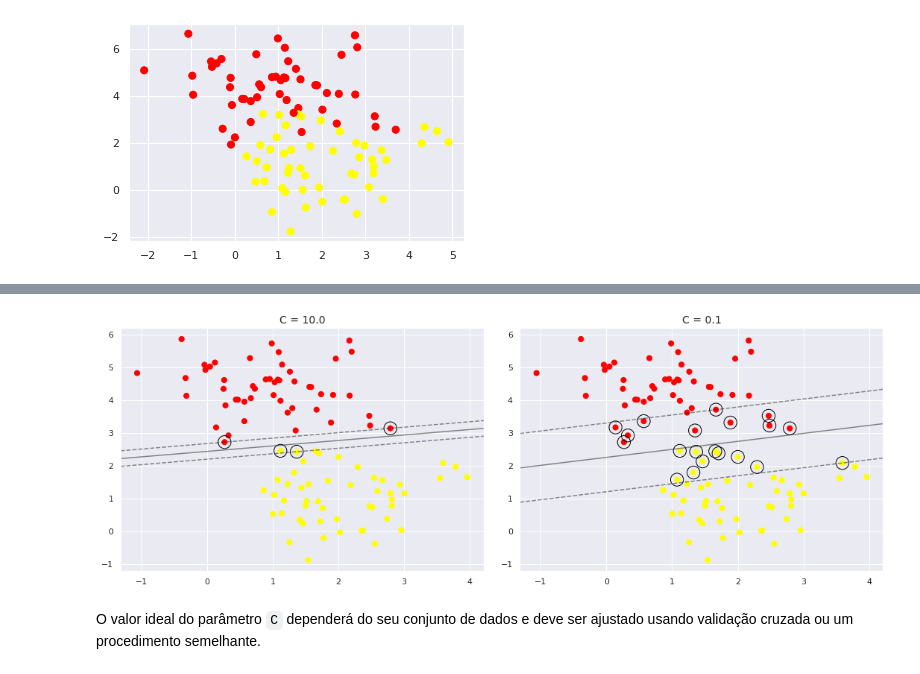
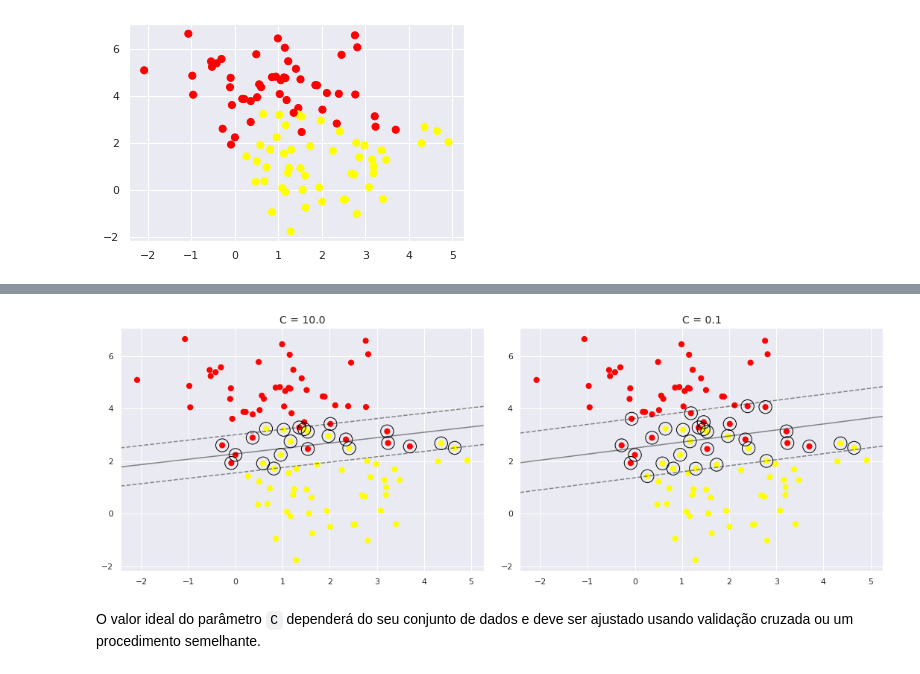
Before and after one commit to paulotguerra/QXD0178, a Jupyter notebook: 02.01-Mineracao-de-Dados-Classificacao.ipynb, the cells around one changed output, grey strips where cells are left out. Drawn from its saved outputs; the diff is of its cells as text; code cells hidden in the pictures.

```diff
--- a/02.01-Mineracao-de-Dados-Classificacao.ipynb
+++ b/02.01-Mineracao-de-Dados-Classificacao.ipynb
@@ -493,22 +476,27 @@ A "dureza" da margem é controlada por um parâmetro de ajuste, mais conhecido c
 Para `C` muito grande, a margem é difícil e os pontos não podem estar nela.
 Para `C` menores, a margem é mais suave e pode crescer até abranger alguns pontos.
 # %%
+# X, y = make_blobs(n_samples=100, centers=2,
+#                   random_state=0, cluster_std=0.8)
+
 X, y = make_blobs(n_samples=100, centers=2,
-                  random_state=0, cluster_std=0.8)
+                  random_state=0, cluster_std=1.2)
 
 fig, ax = plt.subplots(1, 2, figsize=(16, 6))
 fig.subplots_adjust(left=0.0625, right=0.95, wspace=0.1)
 
 for axi, C in zip(ax, [10.0, 0.1]):
+    axi.scatter(X[:, 0], X[:, 1], c=y, s=50, cmap='autumn')
+
     model = SVC(kernel='linear', C=C).fit(X, y)
-    axi.scatter(X[:, 0], X[:, 1], c=y, s=50, cmap='autumn')
     plot_svc_decision_function(model, axi)
+
     axi.scatter(model.support_vectors_[:, 0],
                 model.support_vectors_[:, 1],
                 s=300, lw=1, facecolors='none');
     axi.set_title('C = {0:.1f}'.format(C), size=14)
 # %% [output]
-[figure, old version]
+[figure, new version]
 # %% [markdown]
 O valor ideal do parâmetro `C` dependerá do seu conjunto de dados e deve ser ajustado usando validação cruzada ou um procedimento semelhante.
 # %% [markdown]
```
Also changed, not shown: parts of 21 cells of this notebook.
